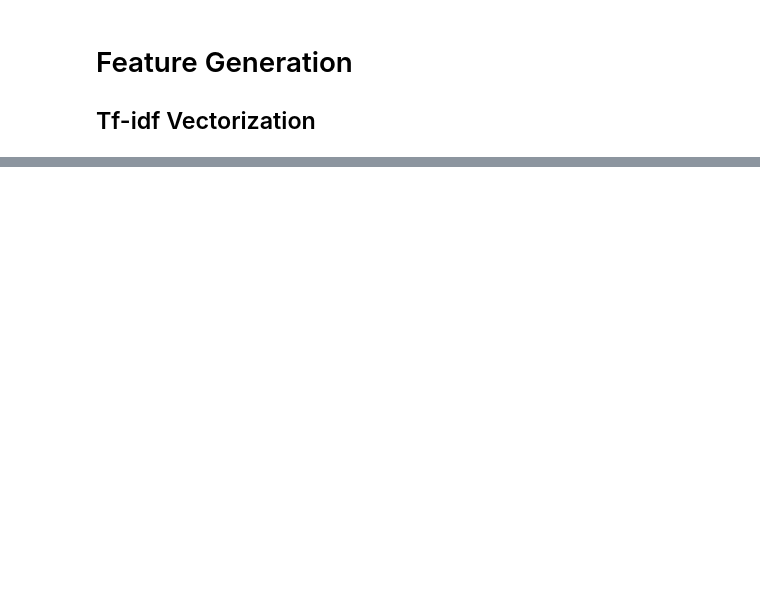
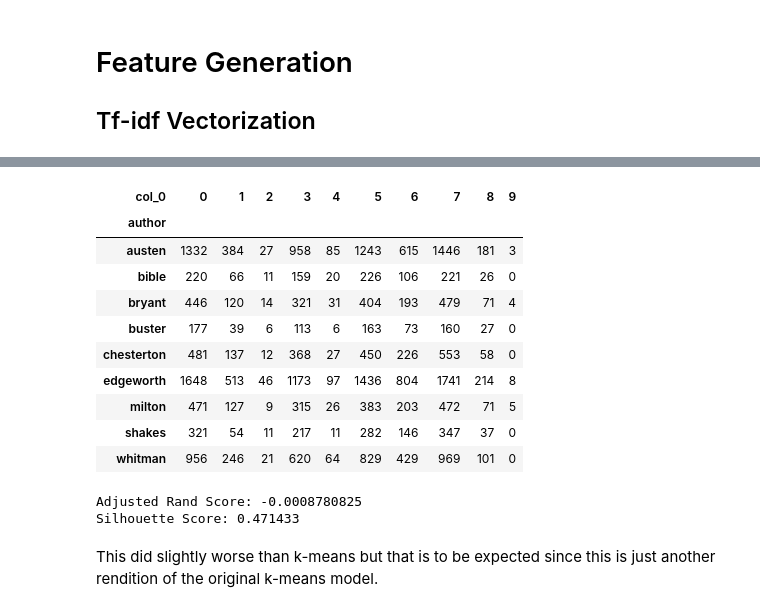
Before and after one commit to lamkg/-Thinkful-Unsupervised-Learning-Capstone, a Jupyter notebook: Unsupervised Learning Capstone.ipynb, the cells around one changed output, grey strips where cells are left out. Cells and saved outputs as stored; diff of their text form; code cells hidden in the pictures; blank space fills up the shorter version.

```diff
--- a/Unsupervised Learning Capstone.ipynb
+++ b/Unsupervised Learning Capstone.ipynb
@@ -152,0 +358,30 @@ X_train, X_test, y_train, y_test = train_test_split(X, y, test_size=0.25)
+# %%
+from sklearn.cluster import MiniBatchKMeans
+
+# Initialize the model.
+minikmeans = MiniBatchKMeans(n_clusters=10, init='k-means++', random_state=42, init_size=1000, batch_size=1000)
+
+# Predict and fit the model.
+y_pred2 = minikmeans.fit_predict(X2_train)
+
+pd.crosstab(y2_train, y_pred2)
+# %% [output]
+| col_0 | 0 | 1 | 2 | 3 | 4 | 5 | 6 | 7 | 8 | 9 |
+| author |  |  |  |  |  |  |  |  |  |  |
+| austen | 1332 | 384 | 27 | 958 | 85 | 1243 | 615 | 1446 | 181 | 3 |
+| bible | 220 | 66 | 11 | 159 | 20 | 226 | 106 | 221 | 26 | 0 |
+| bryant | 446 | 120 | 14 | 321 | 31 | 404 | 193 | 479 | 71 | 4 |
+| buster | 177 | 39 | 6 | 113 | 6 | 163 | 73 | 160 | 27 | 0 |
+| chesterton | 481 | 137 | 12 | 368 | 27 | 450 | 226 | 553 | 58 | 0 |
+| edgeworth | 1648 | 513 | 46 | 1173 | 97 | 1436 | 804 | 1741 | 214 | 8 |
+| milton | 471 | 127 | 9 | 315 | 26 | 383 | 203 | 472 | 71 | 5 |
+| shakes | 321 | 54 | 11 | 217 | 11 | 282 | 146 | 347 | 37 | 0 |
+| whitman | 956 | 246 | 21 | 620 | 64 | 829 | 429 | 969 | 101 | 0 |
+# %%
+print('Adjusted Rand Score: {:0.7}'.format(adjusted_rand_score(y2_train, y_pred2)))
+print('Silhouette Score: {:0.7}'.format(silhouette_score(X2_train, y_pred2, metric='euclidean')))
+# %% [output]
+Adjusted Rand Score: -0.0008780825
+Silhouette Score: 0.471433
+# %% [markdown]
+This did slightly worse than k-means but that is to be expected since this is just another rendition of the original k-means model.
```
Also changed, not shown: parts of 31 cells of this notebook.
